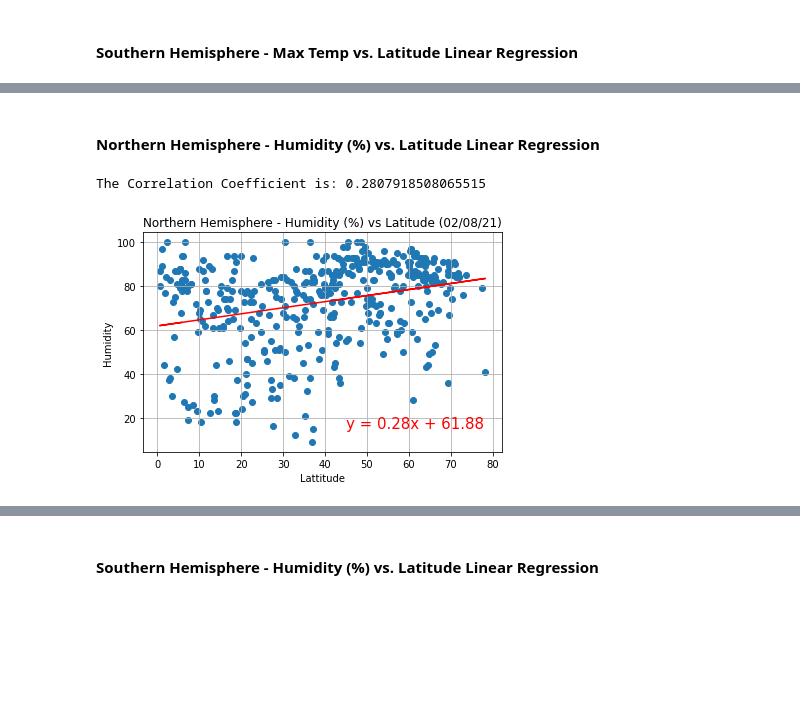
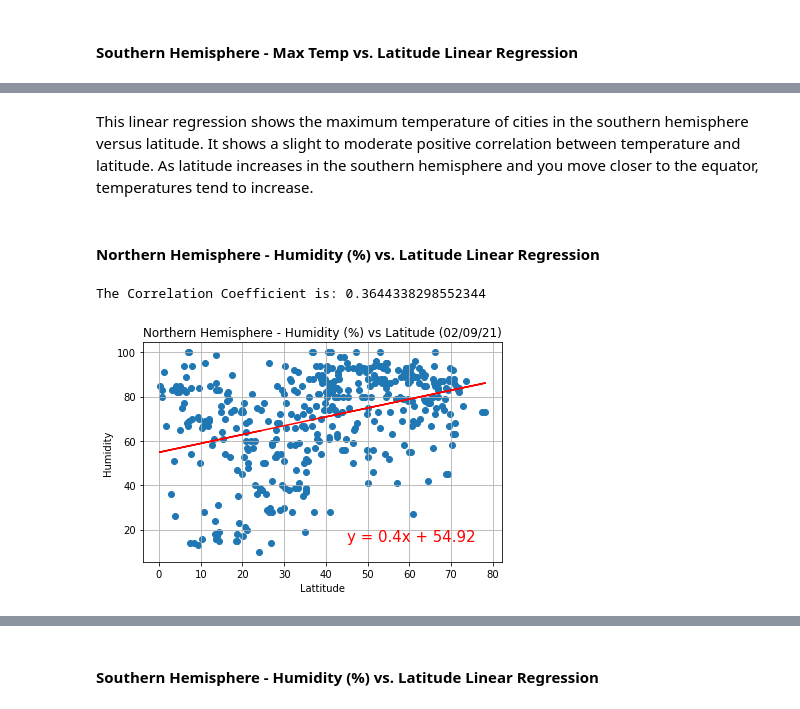
Before and after one commit to lauragabrielson/Python_API_Challenge, a Jupyter notebook: WeatherPy/WeatherPy.ipynb, the cells around one changed output, grey strips where cells are left out. Saved outputs shown, nothing was run; the diff lists cells and outputs as text; code cells hidden in the pictures; blank space fills up the shorter version.

```diff
--- a/WeatherPy/WeatherPy.ipynb
+++ b/WeatherPy/WeatherPy.ipynb
@@ -342,28 +337,32 @@ The r-value is: 0.6082708688906918
+# %% [markdown]
+This linear regression shows the maximum temperature of cities in the southern hemisphere versus latitude.  It shows a
+slight to moderate positive correlation between temperature and latitude.  As latitude increases in the southern
+hemisphere and you move closer to the equator, temperatures tend to increase.
 # %% [markdown]
 ####  Northern Hemisphere - Humidity (%) vs. Latitude Linear Regression
 # %%
 x_values = north_weather_data["Lat"]
 y_values = north_weather_data["Humidity"]
 
 (slope, intercept, rvalue, pvalue, stderr) = linregress(x_values, y_values)
 
 regress_values = x_values * slope + intercept
 
 line_eq = "y = " + str(round(slope,2)) + "x + " + str(round(intercept,2))
 
 # Create scatterplot with linear regression
 plt.scatter(x_values,y_values)
 
 plt.plot(x_values,regress_values, "r-")
 plt.annotate(line_eq,(45,15),fontsize=15,color="red")
 plt.xlabel("Lattitude")
 plt.ylabel("Humidity")
 print(f"The Correlation Coefficient is: {rvalue}")
-plt.title("Northern Hemisphere - Humidity (%) vs Latitude (02/08/21)")
+plt.title("Northern Hemisphere - Humidity (%) vs Latitude (02/09/21)")
 plt.tight_layout()
 plt.grid()
 plt.savefig("North_Humidity_vs_Lat.png")
 plt.show()
 # %% [output]
-The Correlation Coefficient is: 0.2807918508065515
+The Correlation Coefficient is: 0.3644338298552344
-[figure, old version]
+[figure, new version]
```
Also changed, not shown: parts of 44 cells of this notebook, 14 other files.
